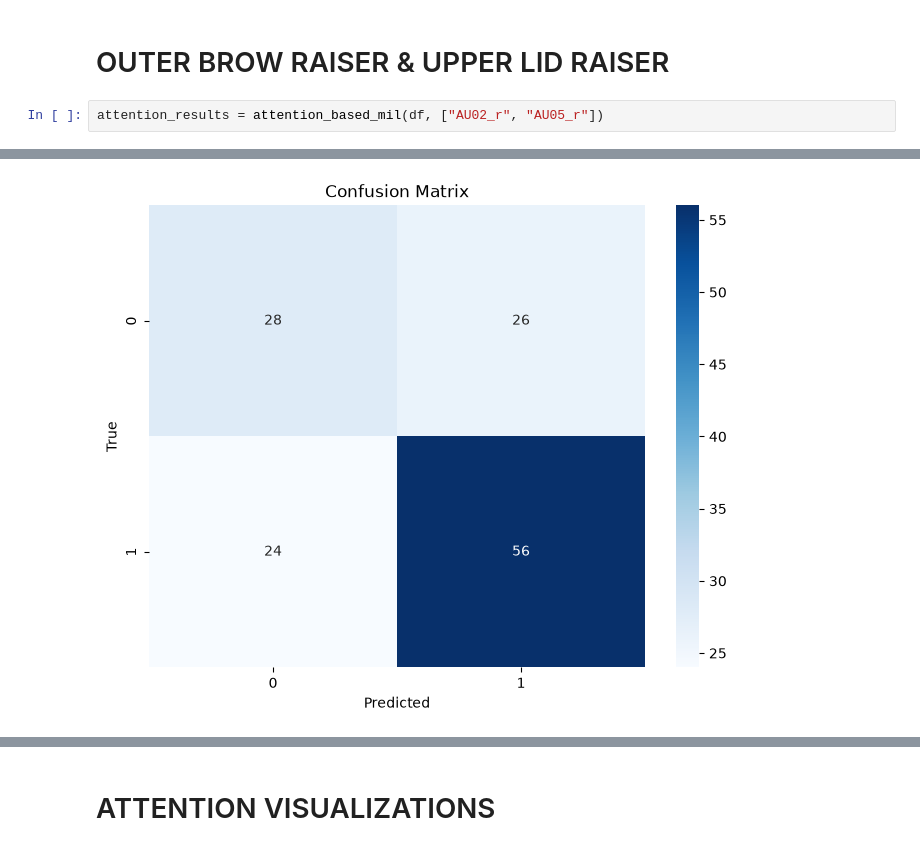
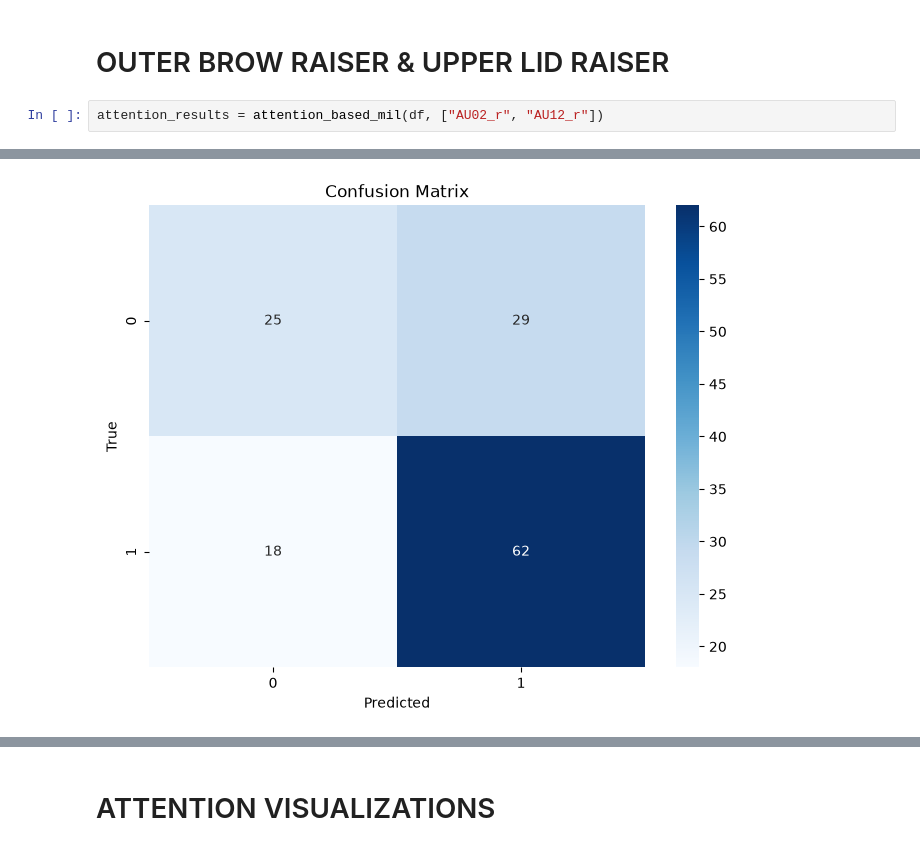
Before and after one commit to zimmermanna/TED-Talk-Appraisal-Recognition, a Jupyter notebook: notebooks/02_full_attention_based_mil.ipynb, the cells around one changed output, grey strips where cells are left out. Saved outputs shown, nothing was run; the diff lists cells and outputs as text.

```diff
--- a/notebooks/02_full_attention_based_mil.ipynb
+++ b/notebooks/02_full_attention_based_mil.ipynb
@@ -31,7 +31,7 @@ weighted avg       0.60      0.61      0.60       134
 # %% [markdown]
 # OUTER BROW RAISER & UPPER LID RAISER
 # %%
-attention_results = attention_based_mil(df, ["AU02_r", "AU05_r"])
+attention_results = attention_based_mil(df, ["AU02_r", "AU12_r"])
 # %% [output]
 --------------------
 Test Source: Art6
@@ -53,2 +53,2 @@ weighted avg       0.62      0.63      0.63       134
-[figure, old version]
+[figure, new version]
 # %%
```
Also changed, not shown: parts of 48 cells of this notebook, 17 other files.
